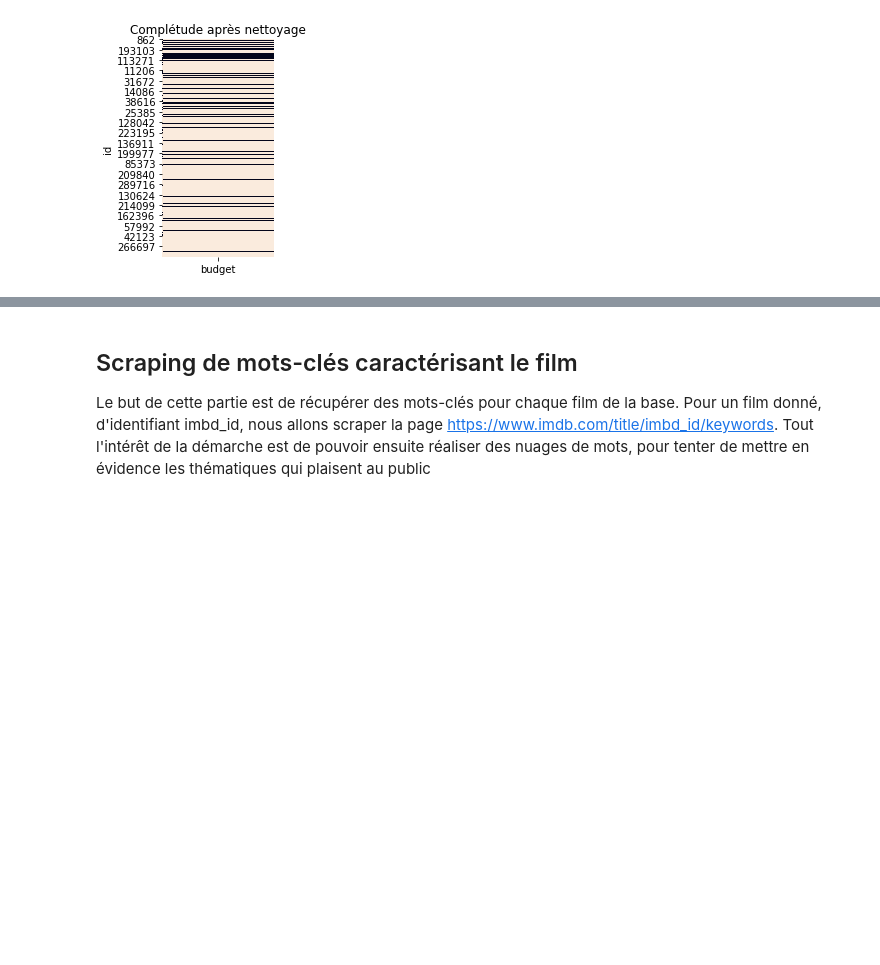
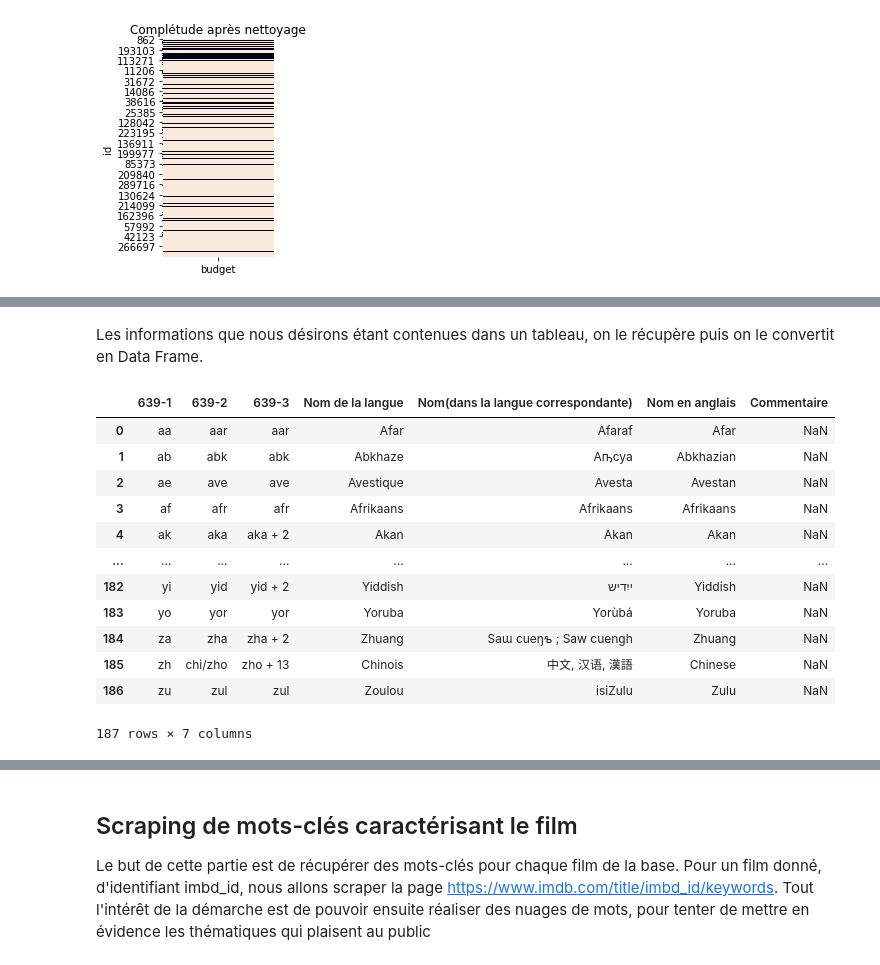
Before and after one commit to marie-ganon/Projet-Python-S1, a Jupyter notebook: Scraping_nettoyage.ipynb, the cells around one changed output, grey strips where cells are left out. Cells and saved outputs as stored; diff of their text form; code cells hidden in the pictures; blank space fills up the shorter version.

```diff
--- a/Scraping_nettoyage.ipynb
+++ b/Scraping_nettoyage.ipynb
@@ -689,0 +735,26 @@ Budget est complet à  19.549948257260496 %
+# %%
+url_iso = "https://fr.wikipedia.org/wiki/Liste_des_codes_ISO_639-1"
+
+request_text = request.urlopen(url_iso).read()
+page = bs4.BeautifulSoup(request_text, "lxml")
+# %% [markdown]
+Les informations que nous désirons étant contenues dans un tableau, on le récupère puis on le convertit en Data Frame.
+# %%
+table = page.find('table')
+ls = str(table)
+liste_iso = pd.DataFrame(pd.read_html(ls)[0])
+liste_iso
+# %% [output]
+|  | 639-1 | 639-2 | 639-3 | Nom de la langue | Nom(dans la langue correspondante) | Nom en anglais | Commentaire |
+| 0 | aa | aar | aar | Afar | Afaraf | Afar | NaN |
+| 1 | ab | abk | abk | Abkhaze | Аҧсуа | Abkhazian | NaN |
+| 2 | ae | ave | ave | Avestique | Avesta | Avestan | NaN |
+| 3 | af | afr | afr | Afrikaans | Afrikaans | Afrikaans | NaN |
+| 4 | ak | aka | aka + 2 | Akan | Akan | Akan | NaN |
+| ... | ... | ... | ... | ... | ... | ... | ... |
+| 182 | yi | yid | yid + 2 | Yiddish | ייִדיש | Yiddish | NaN |
+| 183 | yo | yor | yor | Yoruba | Yorùbá | Yoruba | NaN |
+| 184 | za | zha | zha + 2 | Zhuang | Saɯ cueŋƅ ; Saw cuengh | Zhuang | NaN |
+| 185 | zh | chi/zho | zho + 13 | Chinois | 中文, 汉语, 漢語 | Chinese | NaN |
+| 186 | zu | zul | zul | Zoulou | isiZulu | Zulu | NaN |
+187 rows × 7 columns
```
Also changed, not shown: parts of 23 cells of this notebook.
